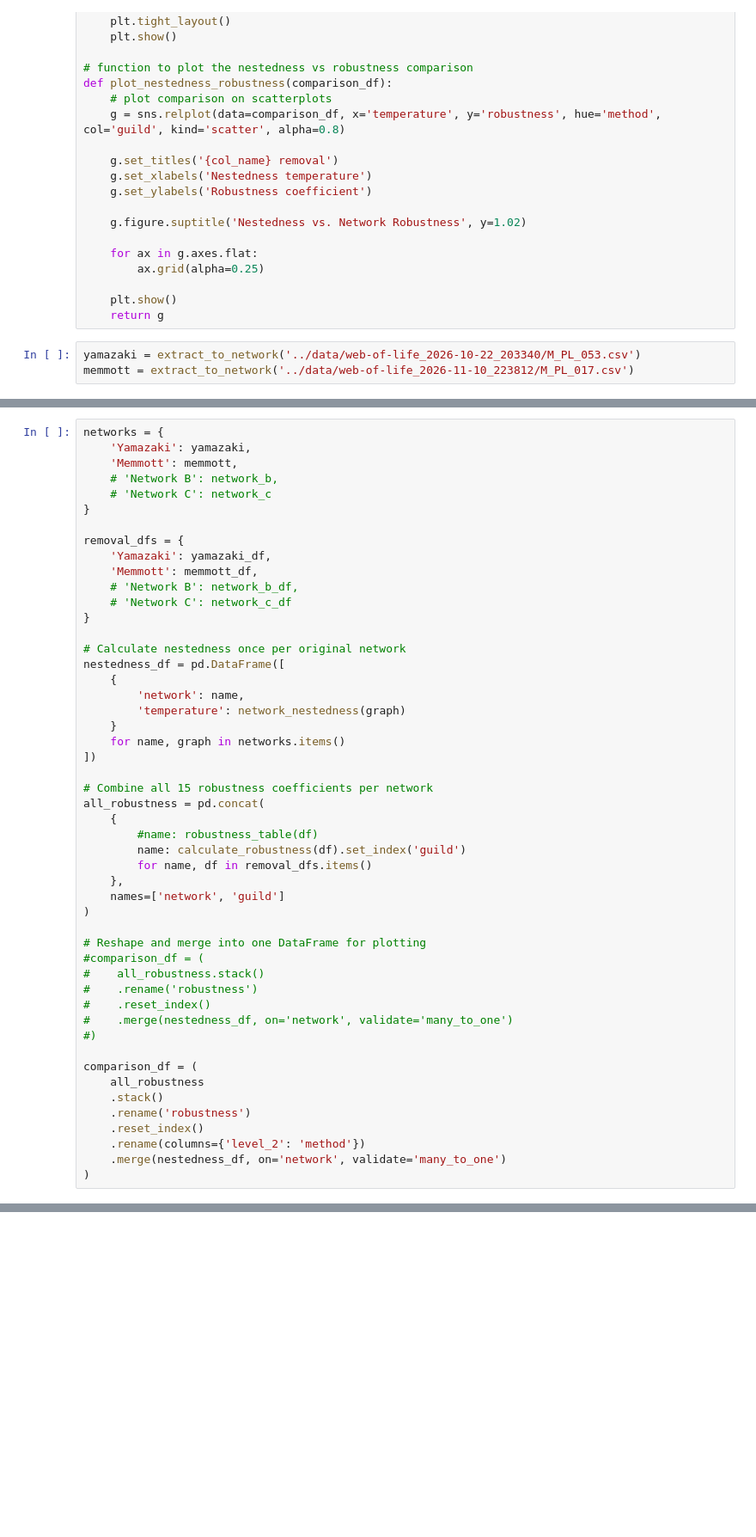
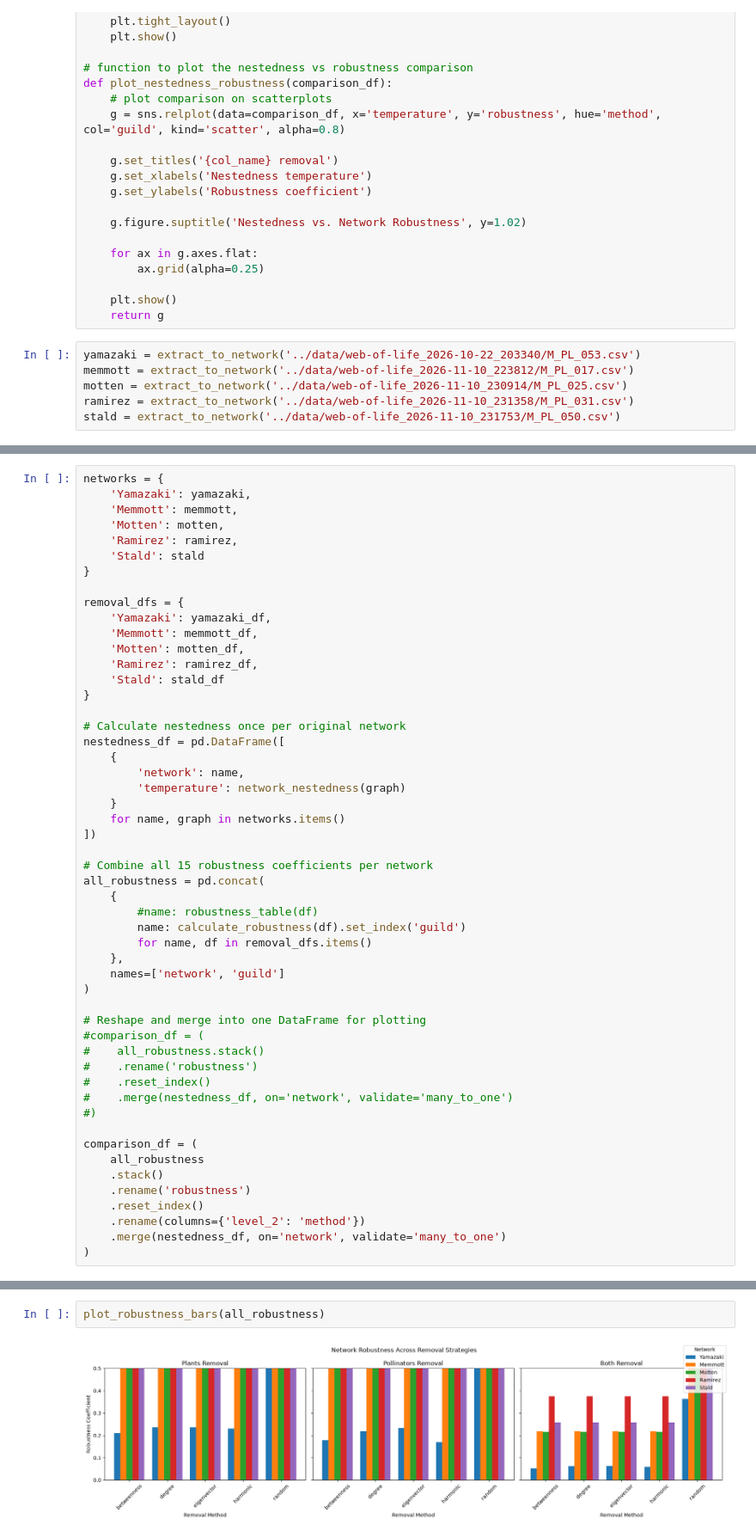
Before and after one commit to hyunderscore/biol4200-networks-project, a Jupyter notebook: code/code.ipynb, the cells around one changed output, grey strips where cells are left out. Shown at 86% size. Cells and saved outputs as stored; diff of their text form; blank space fills up the shorter version.

```diff
--- a/code/code.ipynb
+++ b/code/code.ipynb
@@ -247,4 +247,7 @@ def plot_nestedness_robustness(comparison_df):
 # %%
 yamazaki = extract_to_network('../data/web-of-life_2026-10-22_203340/M_PL_053.csv')
 memmott = extract_to_network('../data/web-of-life_2026-11-10_223812/M_PL_017.csv')
+motten = extract_to_network('../data/web-of-life_2026-11-10_230914/M_PL_025.csv')
+ramirez = extract_to_network('../data/web-of-life_2026-11-10_231358/M_PL_031.csv')
+stald = extract_to_network('../data/web-of-life_2026-11-10_231753/M_PL_050.csv')
 # %%
@@ -257,15 +266,17 @@ memmott_robust = calculate_robustness(memmott_df)
 networks = {
     'Yamazaki': yamazaki,
     'Memmott': memmott,
-    # 'Network B': network_b,
-    # 'Network C': network_c
+    'Motten': motten,
+    'Ramirez': ramirez,
+    'Stald': stald
 }
 
 removal_dfs = {
     'Yamazaki': yamazaki_df,
     'Memmott': memmott_df,
-    # 'Network B': network_b_df,
-    # 'Network C': network_c_df
+    'Motten': motten_df,
+    'Ramirez': ramirez_df,
+    'Stald': stald_df
 }
 
 # Calculate nestedness once per original network
@@ -310,0 +332,4 @@ plot_nestedness_robustness(comparison_df)
+# %%
+plot_robustness_bars(all_robustness)
+# %% [output]
+[figure, added]
```
Also changed, not shown: parts of 7 cells of this notebook.
